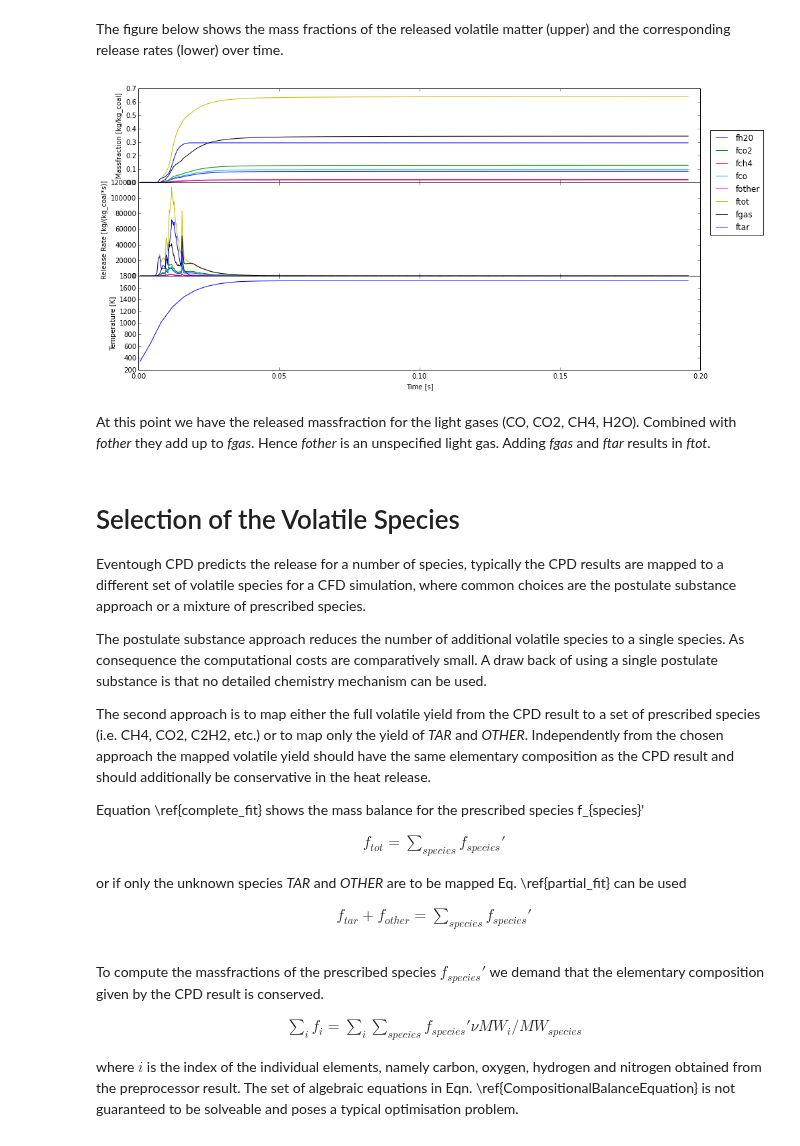
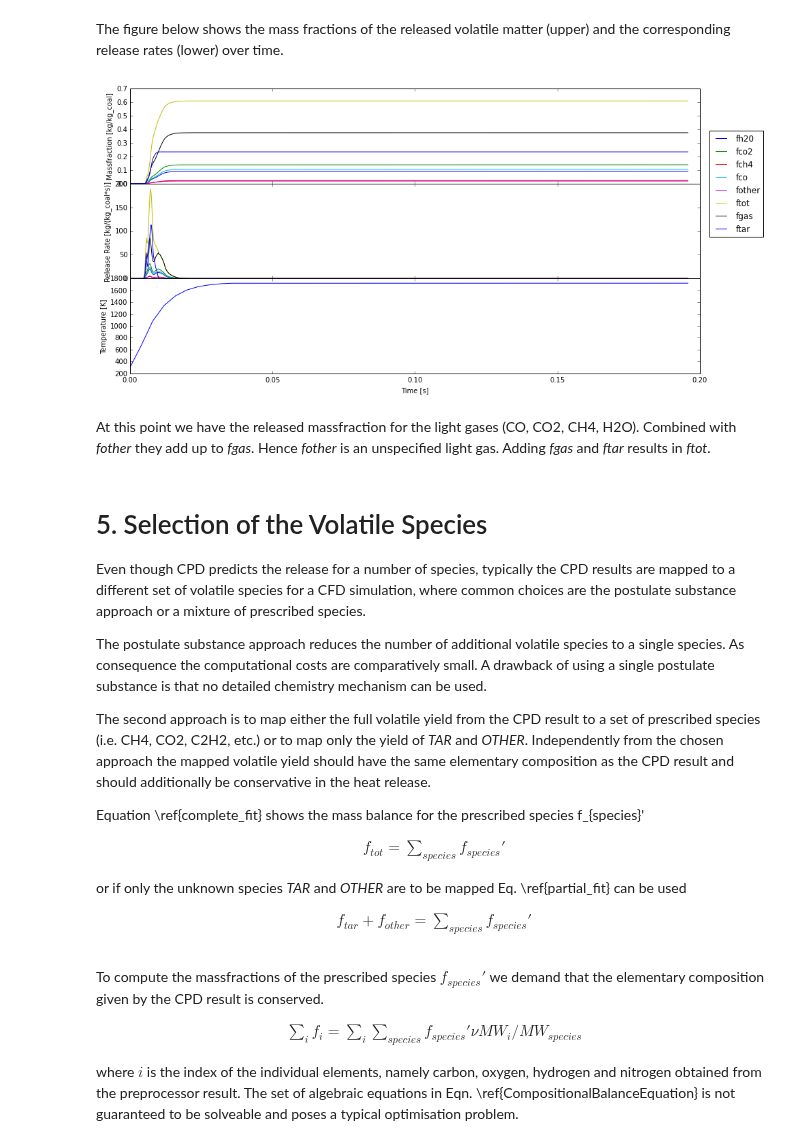
Before and after one commit to ostein/notebooks, a Jupyter notebook: pkp/BlackThunder.ipynb, the cells around one changed output. Drawn from its saved outputs; the diff is of its cells as text; code cells hidden in the pictures.

```diff
--- a/pkp/BlackThunder.ipynb
+++ b/pkp/BlackThunder.ipynb
@@ -257,6 +287,2 @@ Qfactor:  1.33386138614
 # %% [markdown]
 The figure below shows the mass fractions of the released volatile matter (upper) and the corresponding release rates (lower) over time.
-# %%
-plot_cpd(cpd)
-# %% [output]
-[figure, removed]
@@ -265,11 +289,16 @@ plot_cpd(cpd)
+# %%
+cpd['run0'][1].timesteps = 50
+plot_cpd(cpd)
+# %% [output]
+[figure, added]
 # %% [markdown]
 At this point we have the released massfraction for the light gases (CO, CO2, CH4, H2O). Combined with *fother* they add up to *fgas*. Hence *fother* is an unspecified light gas.  Adding *fgas* and *ftar* results in *ftot*.
 # %% [markdown]
-# Selection of the Volatile Species
+# 5. Selection of the Volatile Species
 
-Eventough CPD predicts the release for a number of species, typically the CPD results are mapped to a different set of volatile species for a CFD simulation, where common choices are the postulate substance approach or a mixture of prescribed species.
+Even though CPD predicts the release for a number of species, typically the CPD results are mapped to a different set of volatile species for a CFD simulation, where common choices are the postulate substance approach or a mixture of prescribed species.
 
-The postulate substance approach reduces the number of additional volatile species to a single species. As consequence the computational costs are comparatively small. A draw back of  using a single postulate substance is that no detailed chemistry mechanism can be used.
+The postulate substance approach reduces the number of additional volatile species to a single species. As consequence the computational costs are comparatively small. A drawback of  using a single postulate substance is that no detailed chemistry mechanism can be used.
 
 The second approach is to map either the full volatile yield from the CPD result to a set of prescribed species (i.e. CH4, CO2, C2H2, etc.) or to map only the yield of *TAR* and *OTHER*. Independently from the chosen approach the mapped volatile yield should have the same elementary composition as the CPD result and should additionally be conservative in the heat release.
 
```
Also changed, not shown: parts of 38 cells of this notebook.
